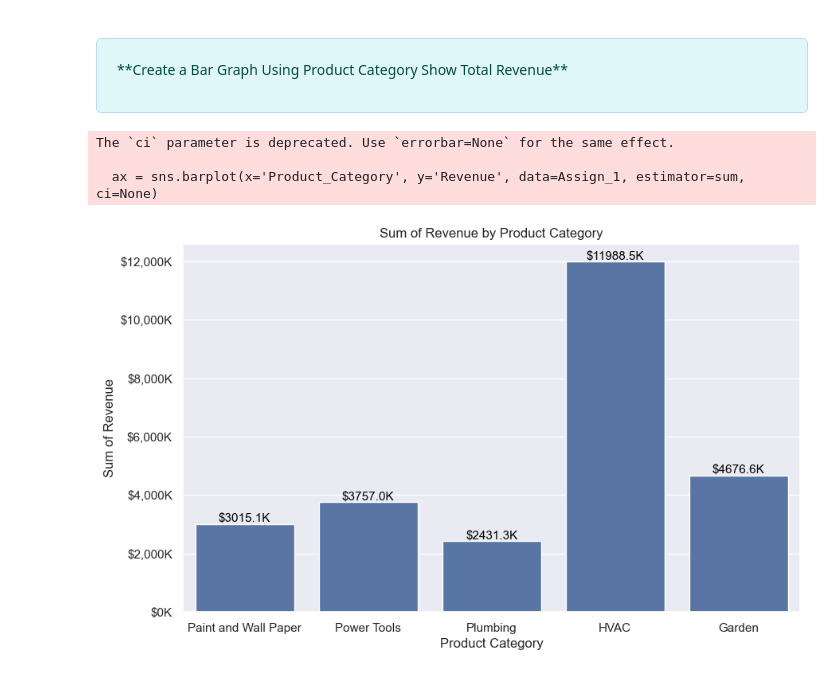
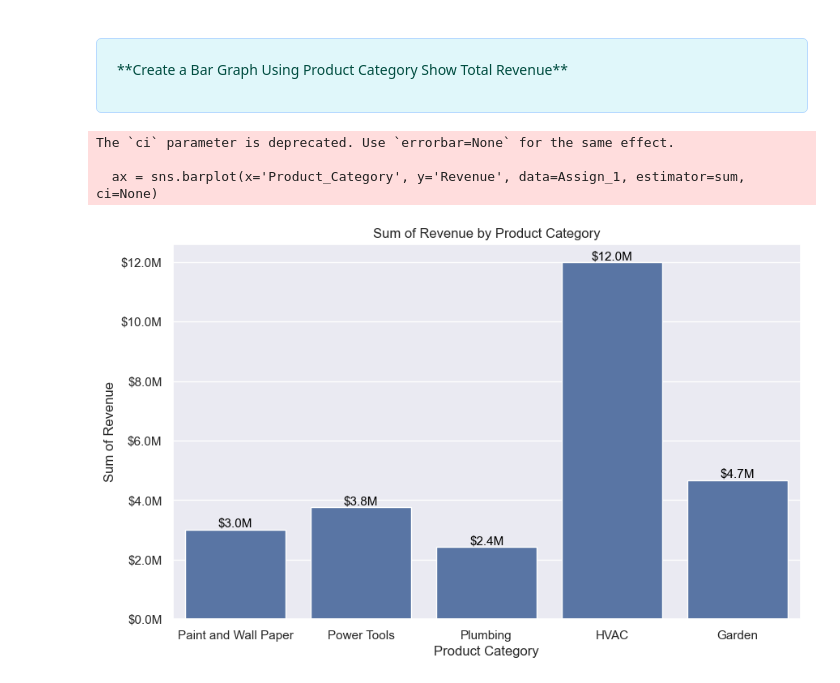
Before and after one commit to rgregs60/Python-Fall-2024-Notebooks, a Jupyter notebook: In Class Demos/Assignment #1.ipynb, the cells around one changed output. Drawn from its saved outputs; the diff is of its cells as text; code cells hidden in the pictures.

```diff
--- a/In Class Demos/Assignment #1.ipynb
+++ b/In Class Demos/Assignment #1.ipynb
@@ -106,33 +106,34 @@ Assign_1 = pd.read_excel('BIS411_grs3_lehigh_edu_Assignment1.xlsx')
 import seaborn as sns   # importing seaborn library
 import matplotlib.pyplot as plt  # importing matplotlib library
 
 # Set the style of the graph
 sns.set_theme(style="darkgrid")
 plt.figure(figsize=(10, 6))
+sns.set_style("darkgrid")
 
 # Assuming Assign_1 is a DataFrame that contains 'Product Category' and 'Revenue' columns
 ax = sns.barplot(x='Product_Category', y='Revenue', data=Assign_1, estimator=sum, ci=None)
 
 # Add title and labels
 plt.title('Sum of Revenue by Product Category')
 plt.xlabel('Product Category')
 
 # Format y-axis as currency in thousands
-ax.get_yaxis().set_major_formatter(plt.FuncFormatter(lambda x, loc: "${:,.0f}K".format(x / 1000)))
+ax.get_yaxis().set_major_formatter(plt.FuncFormatter(lambda x, loc: "${:,.1f}M".format(x / 1000000)))
 
 plt.ylabel('Sum of Revenue')
 
 # Add data labels for each bar
 
 for p in ax.patches:
-    ax.annotate(f'${p.get_height()/1000:.1f}K', (p.get_x() + p.get_width() / 2., p.get_height()),
+    ax.annotate(f'${p.get_height()/1000000:.1f}M', (p.get_x() + p.get_width() / 2., p.get_height()),
                 ha='center', va='center', fontsize=11, color='black', xytext=(0, 5),
                 textcoords='offset points')
 
 # Show plot
 plt.show()
 # %% [output]
 The `ci` parameter is deprecated. Use `errorbar=None` for the same effect.
 
   ax = sns.barplot(x='Product_Category', y='Revenue', data=Assign_1, estimator=sum, ci=None)
-[figure, old version]
+[figure, new version]
```
Also changed, not shown: parts of 3 cells of this notebook.
